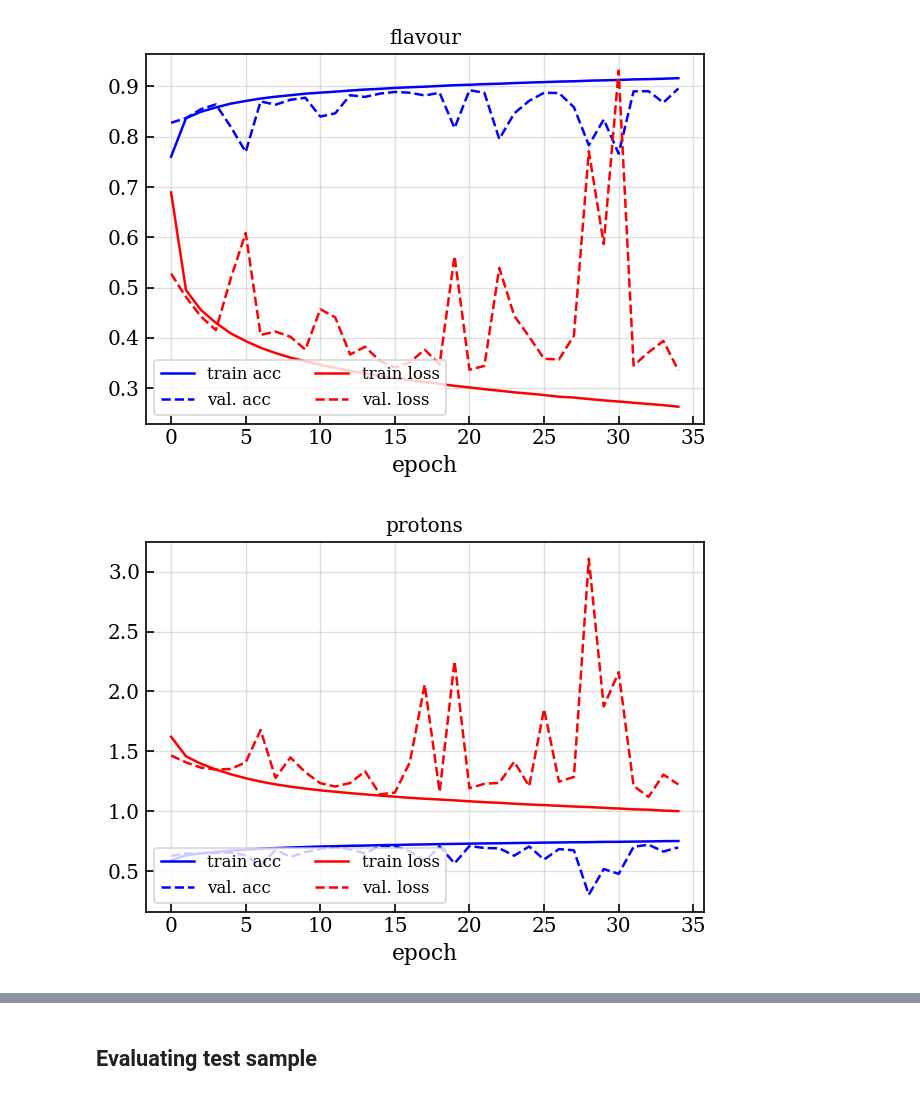
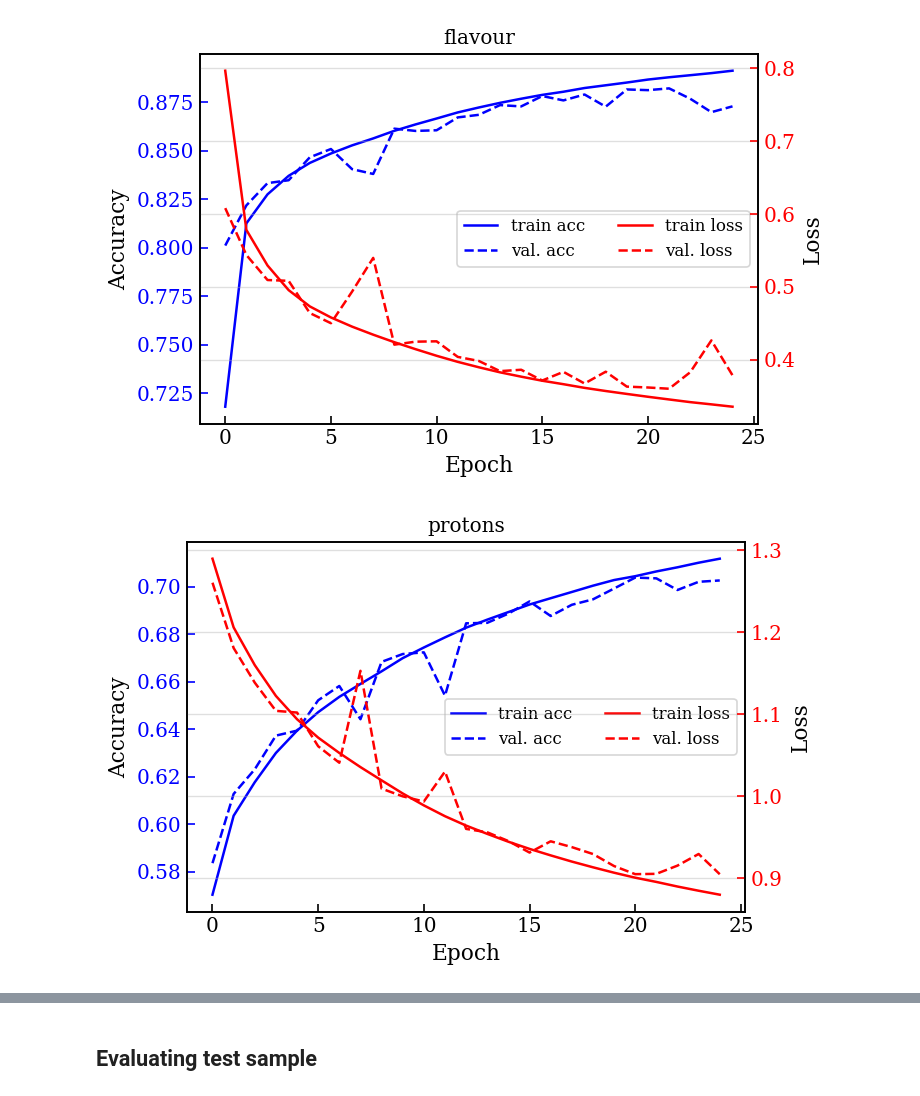
Before and after one commit to nuRiceLab/Classification-with-ML, a Jupyter notebook: neutrino-classification/training_history.ipynb, the cells around one changed output, grey strips where cells are left out. Drawn from its saved outputs; the diff is of its cells as text; code cells hidden in the pictures.

```diff
--- a/neutrino-classification/training_history.ipynb
+++ b/neutrino-classification/training_history.ipynb
@@ -36,17 +37,50 @@ f.close()
+# %%
+history_file = 'CNN/ResNet_20240119_3output_training_history_first16.json' # 'ResNet_v2_128training_history.json'
+history_2_file = 'CNN/ResNet_20240119_3output_training_history.json'
+model = 'ResNet_20240119_3output'
+# history_file = 'CNN/ResNet_v2_20240104_urllist0training_history.json' # 'ResNet_v2_128training_history.json'
+# Opening JSON file
+f = open(history_file)
+# returns JSON object as
+# a dictionary
+hst = json.load(f)
+f.close()
+
+f = open(history_2_file)
+# returns JSON object as
+# a dictionary
+hst2 = json.load(f)
+f.close()
+
+for key in hst.keys():
+    hst[key].extend(hst2[key])
 # %%
 things_to_plot = ['flavour', 'protons', 'pions', 'pizeros', 'neutrons', 'is_antineutrino']
+things_to_plot = ['flavour', 'protons', 'pions']
 for thing_to_plot in things_to_plot:
-    plt.plot(hst['%s_accuracy'%(thing_to_plot)], c='b', ls='-', label='train acc')
-    plt.plot(hst['val_%s_accuracy'%(thing_to_plot)], c='b', ls='--', label='val. acc')
-    plt.plot(hst['%s_loss'%(thing_to_plot)], c='r', ls='-', label='train loss')
-    plt.plot(hst['val_%s_loss'%(thing_to_plot)], c='r', ls='--', label='val. loss')
+    fig, ax = plt.subplots()
+    ax.tick_params('y', colors='b')
+    ax.set(ylabel='Accuracy', xlabel='Epoch')
+    acc = plt.plot(hst['%s_accuracy'%(thing_to_plot)], c='b', ls='-', label='train acc')
+    valacc = plt.plot(hst['val_%s_accuracy'%(thing_to_plot)], c='b', ls='--', label='val. acc')
+
+# Get second axis
+    ax2 = ax.twinx()
+    ax2.tick_params('y', colors='r')
+    ax2.set(ylabel='Loss')
+    loss = plt.plot(hst['%s_loss'%(thing_to_plot)], c='r', ls='-', label='train loss')
+    valloss = plt.plot(hst['val_%s_loss'%(thing_to_plot)], c='r', ls='--', label='val. loss')
     # plt.ylim(0.25,.9)
-    plt.legend(loc='lower left', ncol=2)
+
+    lns = acc+valacc+loss+valloss
+    labs = [l.get_label() for l in lns]
+    ax.legend(lns, labs, loc='center right', ncol=2)
+    # plt.legend(loc='center right', ncol=2)
     plt.xlabel('epoch')
     plt.grid()
     plt.title(thing_to_plot)
-    # plt.savefig('model_eval_plots/history_%s_20231223.pdf'%(thing_to_plot))
+    plt.savefig('model_eval_plots/history_%s_%s.pdf'%(thing_to_plot, model))
     plt.show()
 # %% [output]
-[figure, old version]
+[figure, new version]
-[figure, old version]
+[figure, new version]
```
Also changed, not shown: parts of 48 cells of this notebook, 4 other files.
